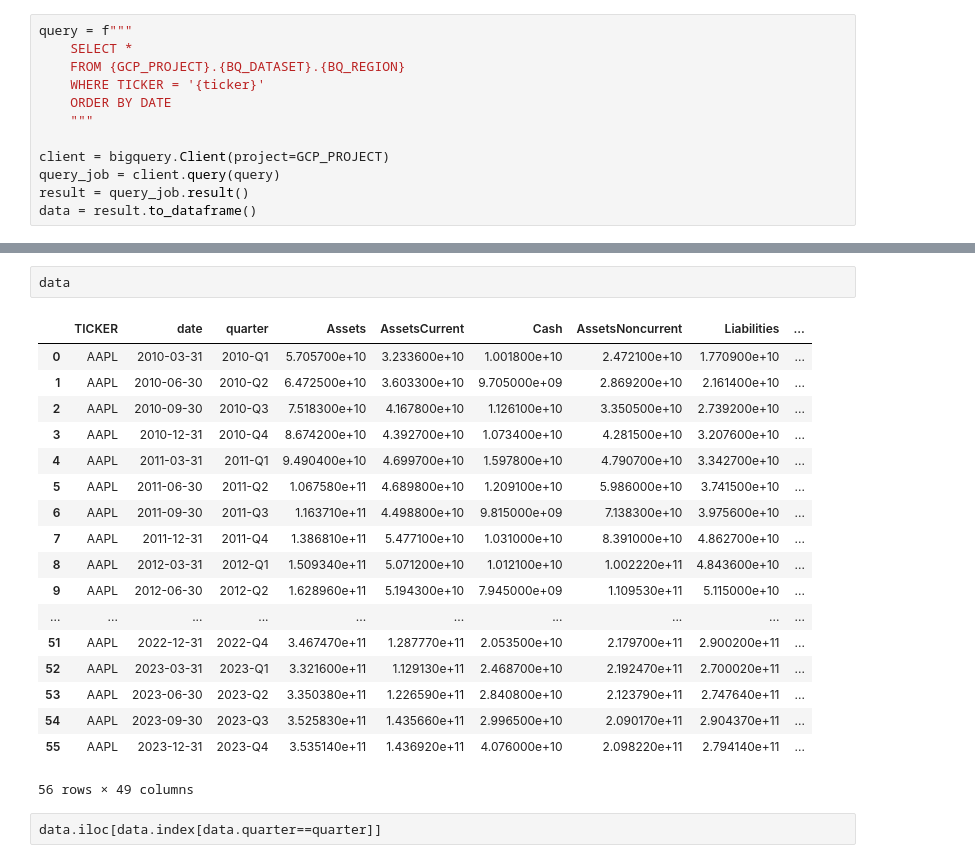
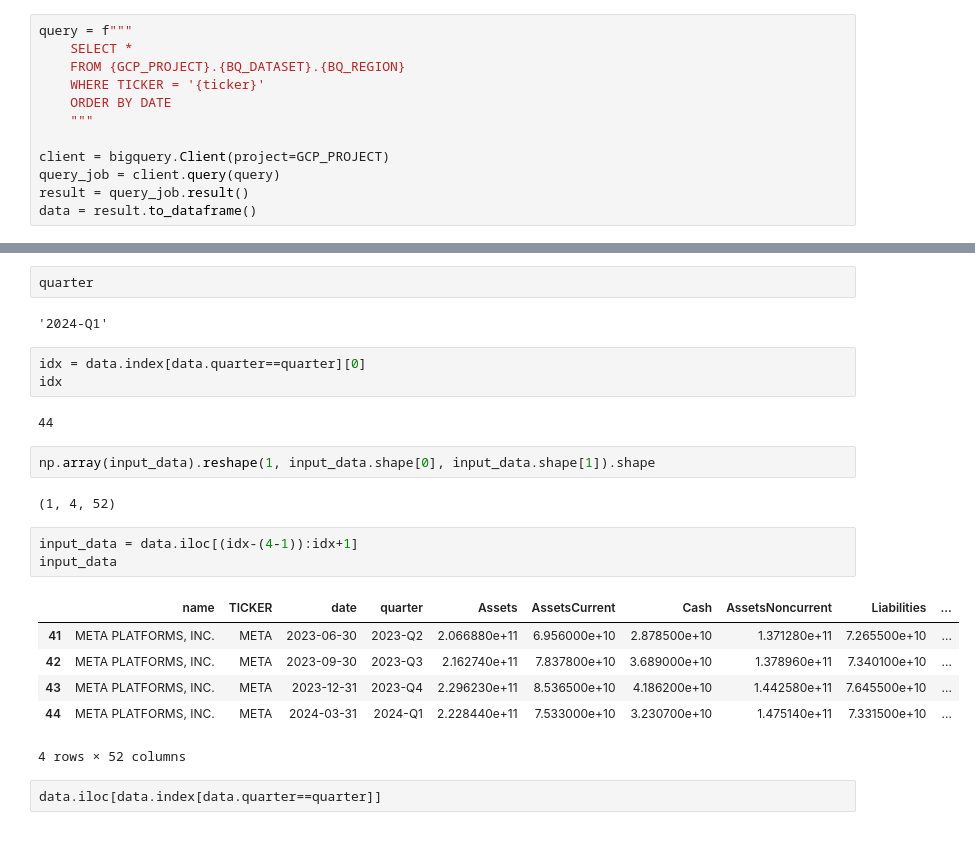
Before and after one commit to cnance09/Small-Cap-Scout, a Jupyter notebook: notebooks/Big-Query.ipynb, the cells around one changed output, grey strips where cells are left out. Cells and saved outputs as stored; diff of their text form.

```diff
--- a/notebooks/Big-Query.ipynb
+++ b/notebooks/Big-Query.ipynb
@@ -181,24 +171,26 @@ data
+# %%
+quarter
+# %% [output]
+'2024-Q1'
 # %%
-data
+idx = data.index[data.quarter==quarter][0]
+idx
 # %% [output]
-|  | TICKER | date | quarter | Assets | AssetsCurrent | Cash | AssetsNoncurrent | Liabilities | ... |
-| 0 | AAPL | 2010-03-31 | 2010-Q1 | 5.705700e+10 | 3.233600e+10 | 1.001800e+10 | 2.472100e+10 | 1.770900e+10 | ... |
-| 1 | AAPL | 2010-06-30 | 2010-Q2 | 6.472500e+10 | 3.603300e+10 | 9.705000e+09 | 2.869200e+10 | 2.161400e+10 | ... |
-| 2 | AAPL | 2010-09-30 | 2010-Q3 | 7.518300e+10 | 4.167800e+10 | 1.126100e+10 | 3.350500e+10 | 2.739200e+10 | ... |
-| 3 | AAPL | 2010-12-31 | 2010-Q4 | 8.674200e+10 | 4.392700e+10 | 1.073400e+10 | 4.281500e+10 | 3.207600e+10 | ... |
-| 4 | AAPL | 2011-03-31 | 2011-Q1 | 9.490400e+10 | 4.699700e+10 | 1.597800e+10 | 4.790700e+10 | 3.342700e+10 | ... |
-| 5 | AAPL | 2011-06-30 | 2011-Q2 | 1.067580e+11 | 4.689800e+10 | 1.209100e+10 | 5.986000e+10 | 3.741500e+10 | ... |
-| 6 | AAPL | 2011-09-30 | 2011-Q3 | 1.163710e+11 | 4.498800e+10 | 9.815000e+09 | 7.138300e+10 | 3.975600e+10 | ... |
-| 7 | AAPL | 2011-12-31 | 2011-Q4 | 1.386810e+11 | 5.477100e+10 | 1.031000e+10 | 8.391000e+10 | 4.862700e+10 | ... |
-| 8 | AAPL | 2012-03-31 | 2012-Q1 | 1.509340e+11 | 5.071200e+10 | 1.012100e+10 | 1.002220e+11 | 4.843600e+10 | ... |
-| 9 | AAPL | 2012-06-30 | 2012-Q2 | 1.628960e+11 | 5.194300e+10 | 7.945000e+09 | 1.109530e+11 | 5.115000e+10 | ... |
-| ... | ... | ... | ... | ... | ... | ... | ... | ... | ... |
-| 51 | AAPL | 2022-12-31 | 2022-Q4 | 3.467470e+11 | 1.287770e+11 | 2.053500e+10 | 2.179700e+11 | 2.900200e+11 | ... |
-| 52 | AAPL | 2023-03-31 | 2023-Q1 | 3.321600e+11 | 1.129130e+11 | 2.468700e+10 | 2.192470e+11 | 2.700020e+11 | ... |
-| 53 | AAPL | 2023-06-30 | 2023-Q2 | 3.350380e+11 | 1.226590e+11 | 2.840800e+10 | 2.123790e+11 | 2.747640e+11 | ... |
-| 54 | AAPL | 2023-09-30 | 2023-Q3 | 3.525830e+11 | 1.435660e+11 | 2.996500e+10 | 2.090170e+11 | 2.904370e+11 | ... |
-| 55 | AAPL | 2023-12-31 | 2023-Q4 | 3.535140e+11 | 1.436920e+11 | 4.076000e+10 | 2.098220e+11 | 2.794140e+11 | ... |
-56 rows × 49 columns
+44
+# %%
+np.array(input_data).reshape(1, input_data.shape[0], input_data.shape[1]).shape
+# %% [output]
+(1, 4, 52)
+# %%
+input_data = data.iloc[(idx-(4-1)):idx+1]
+input_data
+# %% [output]
+|  | name | TICKER | date | quarter | Assets | AssetsCurrent | Cash | AssetsNoncurrent | Liabilities | ... |
+| 41 | META PLATFORMS, INC. | META | 2023-06-30 | 2023-Q2 | 2.066880e+11 | 6.956000e+10 | 2.878500e+10 | 1.371280e+11 | 7.265500e+10 | ... |
+| 42 | META PLATFORMS, INC. | META | 2023-09-30 | 2023-Q3 | 2.162740e+11 | 7.837800e+10 | 3.689000e+10 | 1.378960e+11 | 7.340100e+10 | ... |
+| 43 | META PLATFORMS, INC. | META | 2023-12-31 | 2023-Q4 | 2.296230e+11 | 8.536500e+10 | 4.186200e+10 | 1.442580e+11 | 7.645500e+10 | ... |
+| 44 | META PLATFORMS, INC. | META | 2024-03-31 | 2024-Q1 | 2.228440e+11 | 7.533000e+10 | 3.230700e+10 | 1.475140e+11 | 7.331500e+10 | ... |
+4 rows × 52 columns
 # %%
 data.iloc[data.index[data.quarter==quarter]]
 # %% [output]
```
Also changed, not shown: parts of 3 cells of this notebook, 2 other files.
